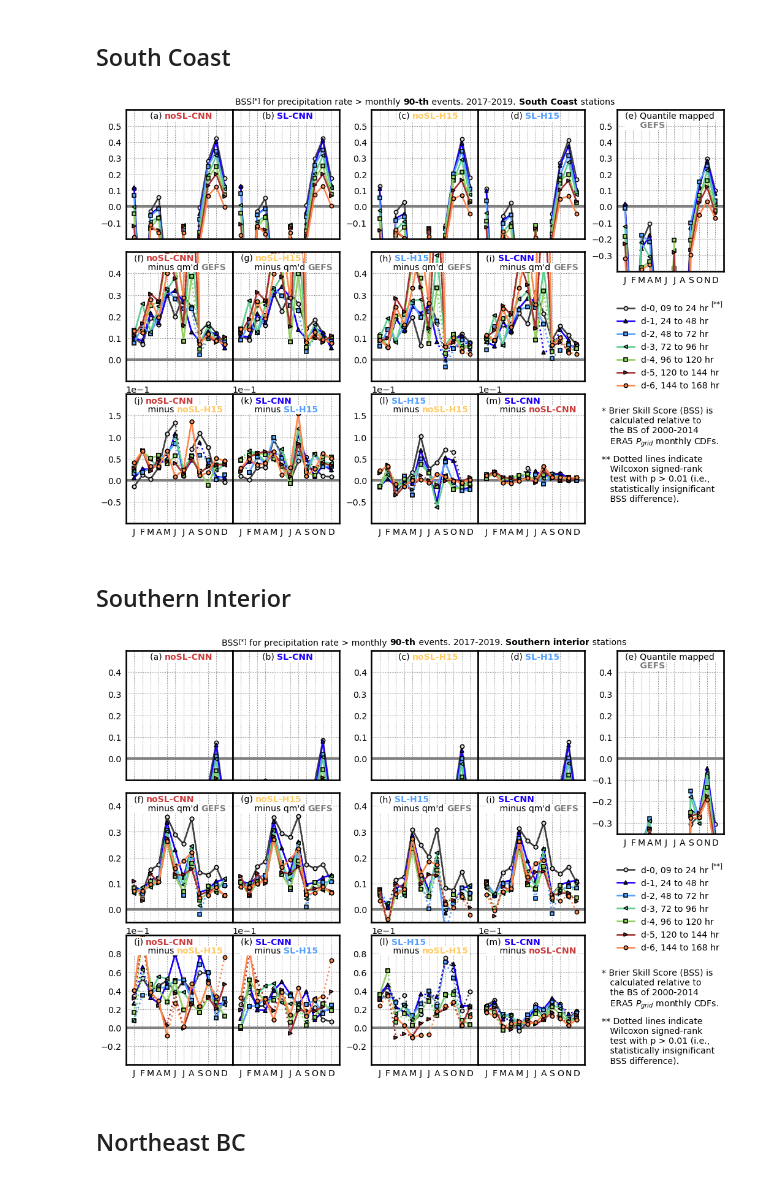
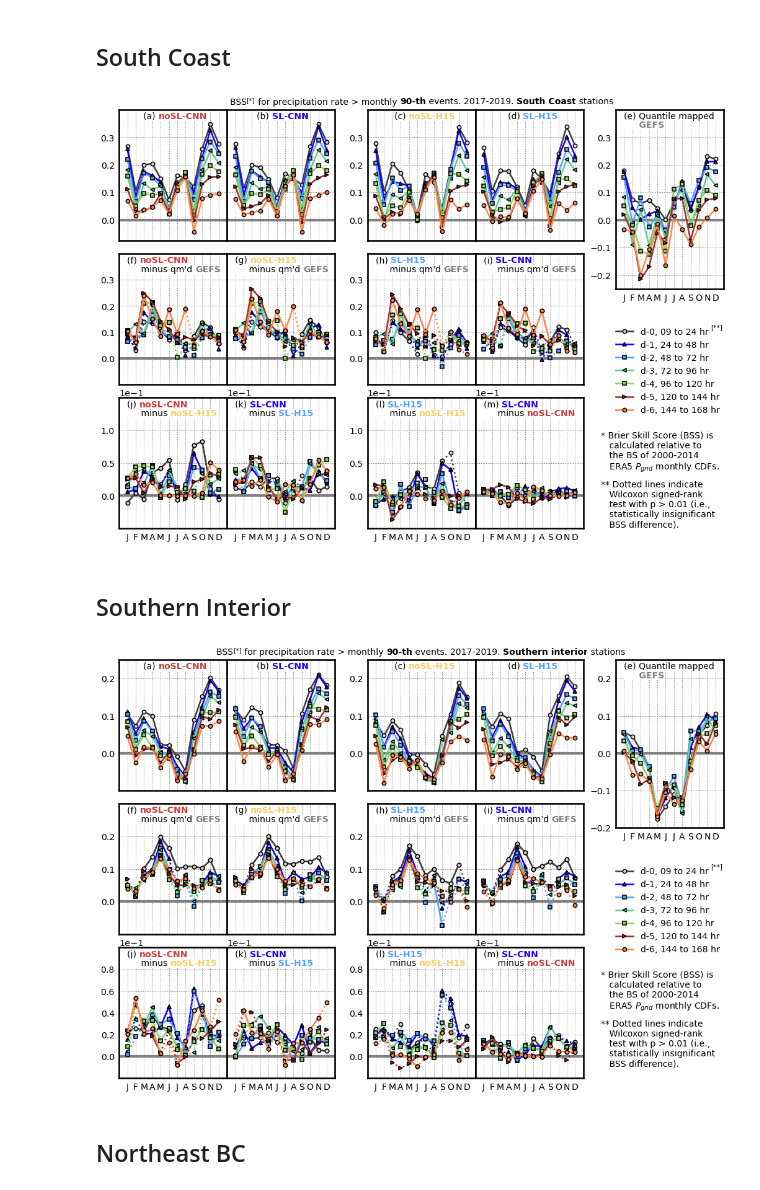
Before and after one commit to yingkaisha/rainbow, a Jupyter notebook: publish/PLOT_BSS_BCH.ipynb, the cells around one changed output. Drawn from its saved outputs; the diff is of its cells as text; code cells hidden in the pictures.

Commit message:
update BSS figure.

```diff
--- a/publish/PLOT_BSS_BCH.ipynb
+++ b/publish/PLOT_BSS_BCH.ipynb
@@ -298,18 +285,18 @@ BSS_dict = np.load(save_dir+'BSS_BCH_loc0.npy', allow_pickle=True)[()]
 BSS_wilcox = np.load(save_dir+'BSS_BCH_wilcox_loc0.npy', allow_pickle=True)[()]
 # %%
 # 1st row
-YLIM0 = [-0.2, 0.6]
-YLIM1 = [-0.2, 0.6]
+YLIM0 = [-0.075, 0.4]
+YLIM1 = [-0.075, 0.4]
 YLIM = YLIM1
-YLIM_gfs = [-0.4, 0.6]
+YLIM_gfs = [-0.25, 0.4]
 
 # 2nd row
-YLIM_diff00 = [-0.1, 0.5]
-YLIM_diff01 = [-0.1, 0.5]
+YLIM_diff00 = [-0.1, 0.4]
+YLIM_diff01 = [-0.1, 0.4]
 
 # 3rd row
-YLIM_diff1 = [-0.1, 0.2]
-YLIM_diff2 = [-0.1, 0.2]
+YLIM_diff1 = [-0.05, 0.15]
+YLIM_diff2 = [-0.05, 0.15]
 
 labels = ['d-0, 09 to 24 hr',
           'd-1, 24 to 48 hr',
@@ -488,27 +475,27 @@ for m, method in enumerate(methods_plot):
                            linestyle='-', color=C[d], marker=M[d], mfc=C_M[d], ms=6, mec='k', mew=1.5)
 
 for i in range(2):
-    AX_bss[0][i].set_yticks([-0.1, 0, 0.1, 0.2, 0.3, 0.4, 0.5])
+    AX_bss[0][i].set_yticks([0, 0.1, 0.2, 0.3])
 
 for i in range(2, 4):
-    AX_bss[0][i].set_yticks([-0.1, 0, 0.1, 0.2, 0.3, 0.4, 0.5])
+    AX_bss[0][i].set_yticks([0, 0.1, 0.2, 0.3])
 
-AX_gfs[0].set_yticks([-0.3, -0.2, -0.1, 0, 0.1, 0.2, 0.3, 0.4, 0.5])
+AX_gfs[0].set_yticks([-0.2, -0.1, 0, 0.1, 0.2, 0.3])
 
 for i in [0, 1]:
-    AX_diff[0][i].set_yticks([0, 0.1, 0.2, 0.3, 0.4]);
+    AX_diff[0][i].set_yticks([0, 0.1, 0.2, 0.3]);
 
 for i in [2, 3]:
-    AX_diff[0][i].set_yticks([0, 0.1, 0.2, 0.3, 0.4]);
+    AX_diff[0][i].set_yticks([0, 0.1, 0.2, 0.3]);
 
 for i in [0, 1]:
     AX_diff[1][i].ticklabel_format(axis='y', scilimits=(-1, -1))
-    AX_diff[1][i].set_yticks([-0.05, 0, 0.05, 0.1, 0.15,]);
+    AX_diff[1][i].set_yticks([0, 0.05, 0.1,]);
     AX_diff[1][i].yaxis.offsetText.set_fontsize(14)
 
 for i in [2, 3]:
     AX_diff[1][i].ticklabel_format(axis='y', scilimits=(-1, -1))
-    AX_diff[1][i].set_yticks([-0.05, 0, 0.05, 0.1, 0.15,]);
+    AX_diff[1][i].set_yticks([0, 0.05, 0.1,]);
     AX_diff[1][i].yaxis.offsetText.set_fontsize(14)
 
 # ---------- title ---------- #
@@ -521,7 +508,7 @@ handle_title += gu.string_partial_format(fig, ax_t1, 0, 1.0, 'left', 'top',
 handle_title.append(ax_t1.text(0.0435, 0.999, '[*]', ha='left', va='top', fontsize=10, transform=ax_t1.transAxes))
 
 # ---------- legend ---------- #
-pad = 0.1
+pad = 0.15
 
 ax_lg1 = fig.add_axes([4.6/5.6, 1.1/3.2-pad, 1/5.6, 1/3.2])
 ax_lg1.set_axis_off()
@@ -552,7 +539,7 @@ if need_publish:
     # Save figure
     fig.savefig(fig_dir+'AnEn_BCH_BSS_SouthCoast.png', format='png', **fig_keys)
 # %% [output]
-[figure, old version]
+[figure, new version]
 # %% [markdown]
 ## Southern Interior
 # %%
@@ -560,18 +547,18 @@ BSS_dict = np.load(save_dir+'BSS_BCH_loc1.npy', allow_pickle=True)[()]
 BSS_wilcox = np.load(save_dir+'BSS_BCH_wilcox_loc1.npy', allow_pickle=True)[()]
 # %%
 # 1st row
-YLIM0 = [-0.1, 0.5]
-YLIM1 = [-0.1, 0.5]
+YLIM0 = [-0.1, 0.25]
+YLIM1 = [-0.1, 0.25]
 YLIM = YLIM1
-YLIM_gfs = [-0.35, 0.5]
+YLIM_gfs = [-0.2, 0.25]
 
 # 2nd row
-YLIM_diff00 = [-0.05, 0.45]
-YLIM_diff01 = [-0.05, 0.45]
+YLIM_diff00 = [-0.1, 0.3]
+YLIM_diff01 = [-0.1, 0.3]
 
 # 3rd row
-YLIM_diff1 = [-0.04, 0.1]
-YLIM_diff2 = [-0.04, 0.1]
+YLIM_diff1 = [-0.02, 0.1]
+YLIM_diff2 = [-0.02, 0.1]
 
 labels = ['d-0, 09 to 24 hr',
           'd-1, 24 to 48 hr',
@@ -750,27 +737,27 @@ for m, method in enumerate(methods_plot):
                            linestyle='-', color=C[d], marker=M[d], mfc=C_M[d], ms=6, mec='k', mew=1.5)
 
 for i in range(2):
-    AX_bss[0][i].set_yticks([0, 0.1, 0.2, 0.3, 0.4,])
+    AX_bss[0][i].set_yticks([0, 0.1, 0.2])
 
 for i in range(2, 4):
-    AX_bss[0][i].set_yticks([0, 0.1, 0.2, 0.3, 0.4])
+    AX_bss[0][i].set_yticks([0, 0.1, 0.2])
 
-AX_gfs[0].set_yticks([-0.3, -0.2, -0.1, 0, 0.1, 0.2, 0.3, 0.4])
+AX_gfs[0].set_yticks([-0.2, -0.1, 0, 0.1, 0.2])
 
 for i in [0, 1]:
-    AX_diff[0][i].set_yticks([0, 0.1, 0.2, 0.3, 0.4]);
+    AX_diff[0][i].set_yticks([0, 0.1, 0.2]);
 
 for i in [2, 3]:
-    AX_diff[0][i].set_yticks([0, 0.1, 0.2, 0.3, 0.4]);
+    AX_diff[0][i].set_yticks([0, 0.1, 0.2]);
 
 for i in [0, 1]:
     AX_diff[1][i].ticklabel_format(axis='y', scilimits=(-1, -1))
-    AX_diff[1][i].set_yticks([-0.02, 0, 0.02, 0.04, 0.06, 0.08]);
+    AX_diff[1][i].set_yticks([0, 0.02, 0.04, 0.06, 0.08]);
     AX_diff[1][i].yaxis.offsetText.set_fontsize(14)
 
 for i in [2, 3]:
     AX_diff[1][i].ticklabel_format(axis='y', scilimits=(-1, -1))
-    AX_diff[1][i].set_yticks([-0.02, 0, 0.02, 0.04, 0.06, 0.08]);
+    AX_diff[1][i].set_yticks([0, 0.02, 0.04, 0.06, 0.08]);
     AX_diff[1][i].yaxis.offsetText.set_fontsize(14)
 
 # ---------- title ---------- #
@@ -783,38 +770,37 @@ handle_title += gu.string_partial_format(fig, ax_t1, 0, 1.0, 'left', 'top',
 handle_title.append(ax_t1.text(0.041, 0.999, '[*]', ha='left', va='top', fontsize=10, transform=ax_t1.transAxes))
 
 # ---------- legend ---------- #
-pad = 0.15
+pad = 0.125
 
 ax_lg1 = fig.add_axes([4.6/5.6, 1.1/3.2-pad, 1/5.6, 1/3.2])
 ax_lg1.set_axis_off()
 LG1 = ax_lg1.legend(handles=handle_lines[:7], bbox_to_anchor=(1.035, 0.975),
                     ncol=1, prop={'size':fontsize}, fancybox=False);
 LG1.get_frame().set_facecolor('none')
 LG1.get_frame().set_linewidth(0)
 LG1.get_frame().set_alpha(1.0)
 
 handle_title.append(ax_lg1.text(0.88, 0.945, '[**]', ha='left', va='top', fontsize=10, transform=ax_lg1.transAxes))
 
 ax_w1 = fig.add_axes([4.6/5.6-0.025, (1-0.15)/3.2-pad, 1/5.6+0.025, 0.375/3.2])
 ax_w1.set_axis_off()
 ax_w1.text(0, 1, '* Brier Skill Score (BSS) is\n   calculated relative to\n   the BS of 2000-2014\n   ERA5 $P_{grid}$ monthly CDFs.',
           ha='left', va='top', fontsize=fontsize, transform=ax_w1.transAxes);
 
 ax_w2 = fig.add_axes([4.6/5.6-0.025, (1-0.65)/3.2-pad, 1/5.6+0.025, 0.5/3.2])
 ax_w2.set_axis_off()
 ax_w2.text(0, 1,
            '** Dotted lines indicate\n   Wilcoxon signed-rank\n   test with p > 0.01 (i.e.,\n   statistically insignificant\n   BSS difference).',
            ha='left', va='top', fontsize=fontsize, transform=ax_w2.transAxes);
-# ---------- (end) ---------- #
 
 for handle in handle_title:
     handle.set_bbox(dict(facecolor='w', pad=0.5, edgecolor='none', zorder=2))
 
 if need_publish:
     # Save figure
     fig.savefig(fig_dir+'AnEn_BCH_BSS_southern.png', format='png', **fig_keys)
 # %% [output]
-[figure, old version]
+[figure, new version]
 # %% [markdown]
 ## Northeast BC
 # %%
```
Also changed, not shown: parts of 4 cells of this notebook.
